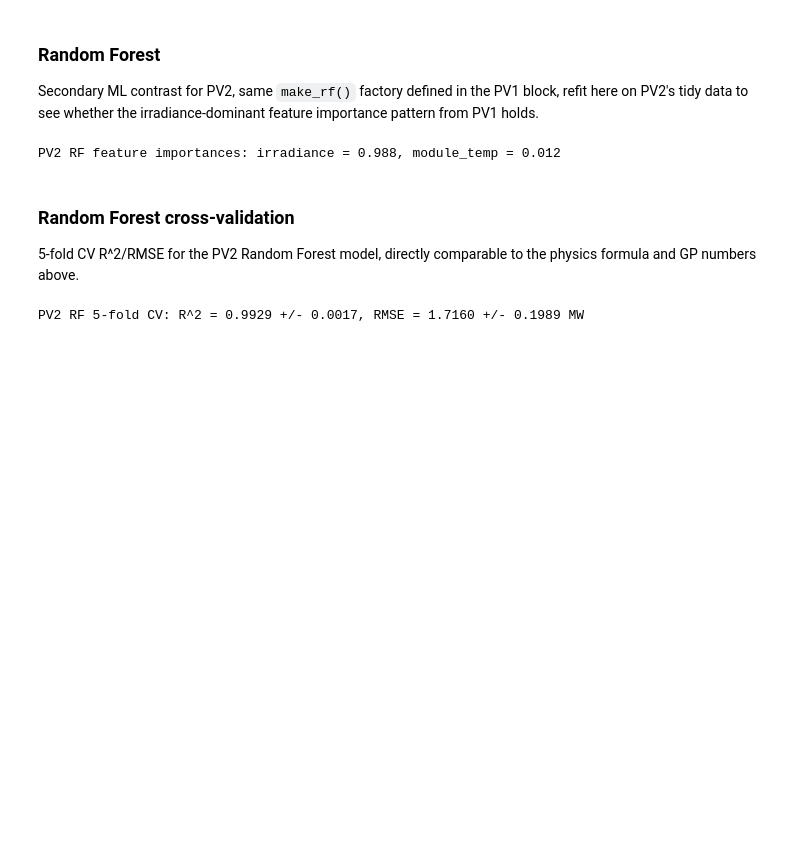
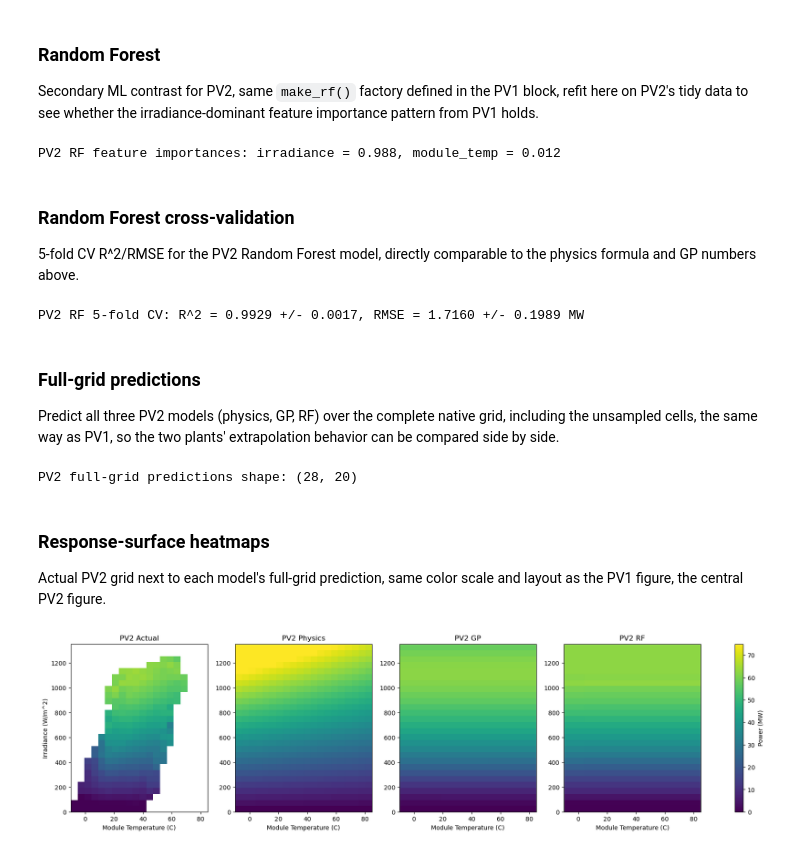
Before and after one commit to ErickChauke/power-curve-modeling-pv-wind, a Jupyter notebook: notebook.ipynb, the cells around one changed output. Drawn from its saved outputs; the diff is of its cells as text; code cells hidden in the pictures; blank space fills up the shorter version.

Commit message:
Add PV2 response-surface and residual heatmaps subsection

```diff
--- a/notebook.ipynb
+++ b/notebook.ipynb
@@ -564,3 +564,46 @@ print(f"PV2 RF 5-fold CV: R^2 = {r2_pv2_rf.mean():.4f} +/- {r2_pv2_rf.std():.4f}
       f"RMSE = {rmse_pv2_rf.mean():.4f} +/- {rmse_pv2_rf.std():.4f} MW")
 # %% [output]
 PV2 RF 5-fold CV: R^2 = 0.9929 +/- 0.0017, RMSE = 1.7160 +/- 0.1989 MW
+# %% [markdown]
+### Full-grid predictions
+
+Predict all three PV2 models (physics, GP, RF) over the complete native grid, including the
+unsampled cells, the same way as PV1, so the two plants' extrapolation behavior can be compared
+side by side.
+# %%
+full_irr_mesh_pv2, full_temp_mesh_pv2 = np.meshgrid(grids["PV2"]["y_axis"], grids["PV2"]["x_axis"], indexing="ij")
+X_pv2_full = np.column_stack([full_irr_mesh_pv2.ravel(), full_temp_mesh_pv2.ravel()])
+X_pv2_full_physics = np.column_stack([X_pv2_full[:, 0], X_pv2_full[:, 0] * (X_pv2_full[:, 1] - 25)])
+
+pv2_pred_physics = pv2_physics_model.predict(X_pv2_full_physics).reshape(full_irr_mesh_pv2.shape)
+pv2_pred_gp = pv2_gp_model.predict(X_pv2_full).reshape(full_irr_mesh_pv2.shape)
+pv2_pred_rf = pv2_rf_model.predict(X_pv2_full).reshape(full_irr_mesh_pv2.shape)
+print("PV2 full-grid predictions shape:", pv2_pred_physics.shape)
+# %% [output]
+PV2 full-grid predictions shape: (28, 20)
+# %% [markdown]
+### Response-surface heatmaps
+
+Actual PV2 grid next to each model's full-grid prediction, same color scale and layout as the
+PV1 figure, the central PV2 figure.
+# %%
+pv2_extent = [grids["PV2"]["x_axis"].min(), grids["PV2"]["x_axis"].max(),
+              grids["PV2"]["y_axis"].min(), grids["PV2"]["y_axis"].max()]
+pv2_panels = [
+    ("Actual", grids["PV2"]["power_grid"]),
+    ("Physics", pv2_pred_physics),
+    ("GP", pv2_pred_gp),
+    ("RF", pv2_pred_rf),
+]
+
+fig, axes = plt.subplots(1, 4, figsize=(20, 5))
+for ax, (title, grid_) in zip(axes, pv2_panels):
+    im = ax.imshow(grid_, origin="lower", aspect="auto", extent=pv2_extent, vmin=0, vmax=CAPACITY_MW["PV2"])
+    ax.set_title(f"PV2 {title}")
+    ax.set_xlabel("Module Temperature (C)")
+axes[0].set_ylabel("Irradiance (W/m^2)")
+fig.colorbar(im, ax=axes, label="Power (MW)", fraction=0.02)
+fig.savefig("outputs/pv2_response_surface.png", dpi=150)
+plt.show()
+# %% [output]
+[figure, added]
```
Also changed, not shown: parts of 3 cells of this notebook.
